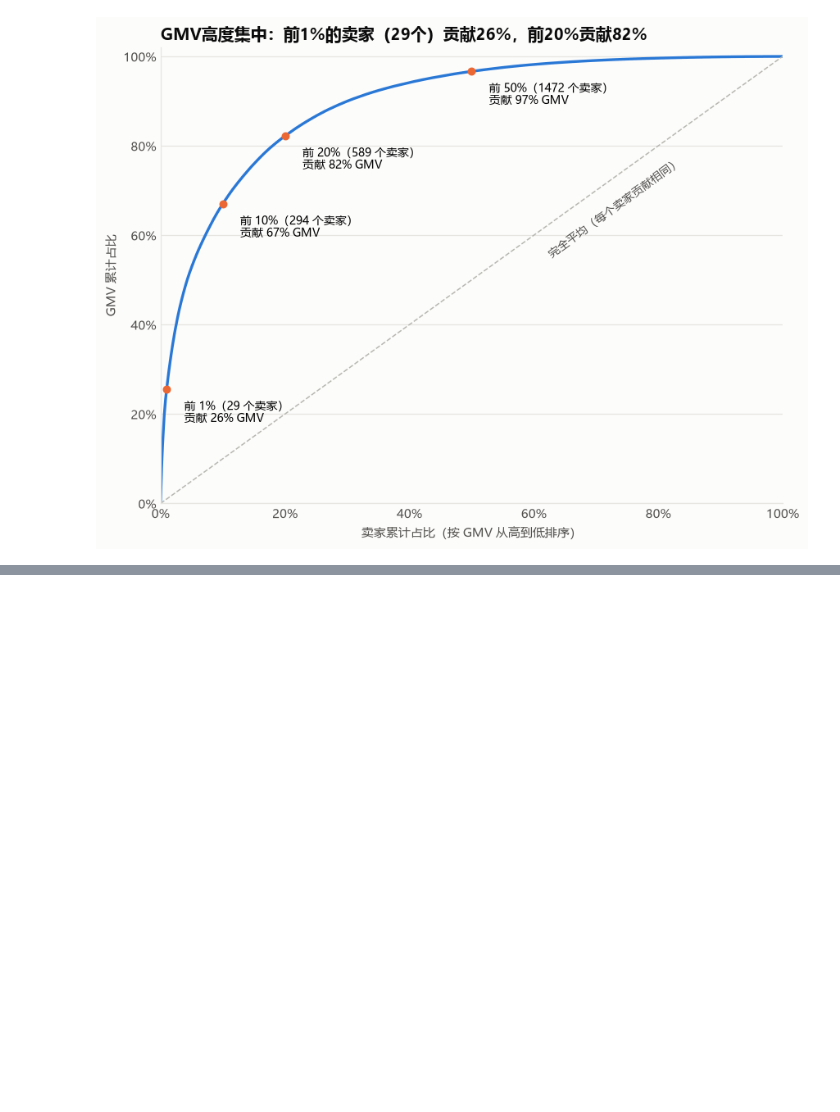
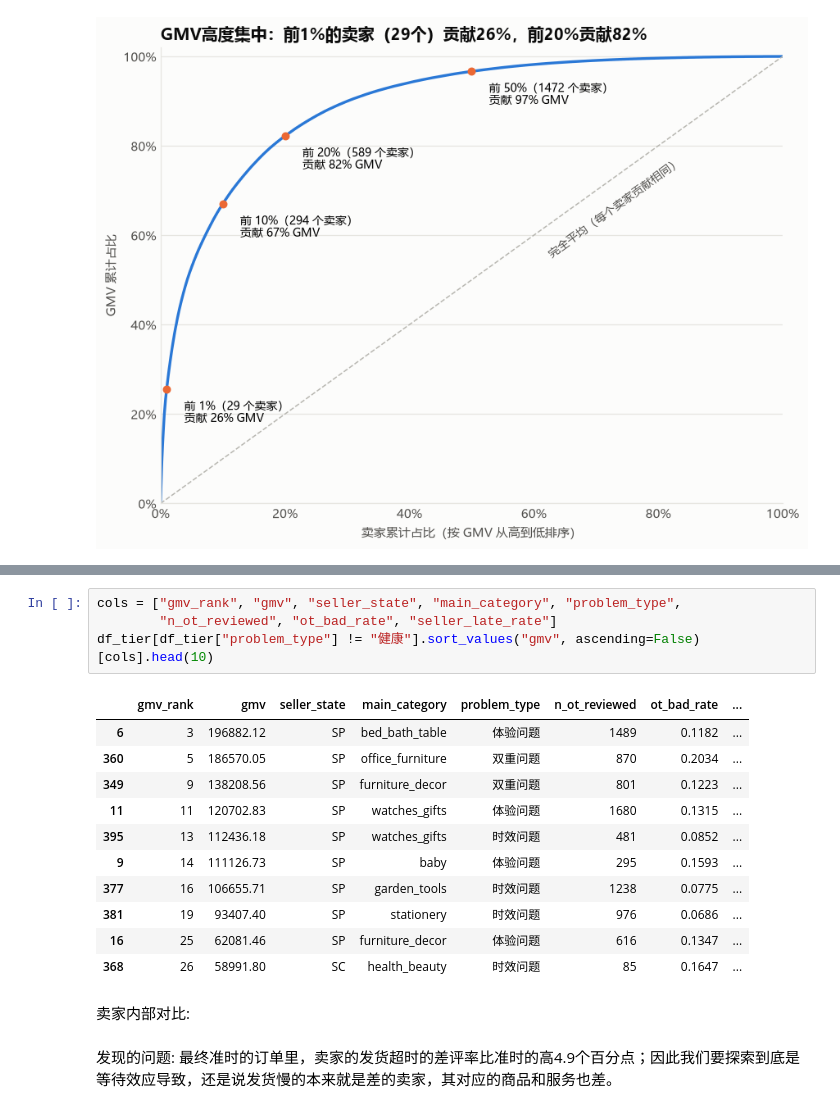
Before and after one commit to LeeMichael-L/olist-analytics, a Jupyter notebook: python/m6_seller.ipynb, the cells around one changed output, grey strips where cells are left out. Saved outputs shown, nothing was run; the diff lists cells and outputs as text; blank space fills up the shorter version.

Commit message:
[S2] M6.2 卖家分层、[S2] M6.3 卖家内部对比

```diff
--- a/python/m6_seller.ipynb
+++ b/python/m6_seller.ipynb
@@ -73,0 +186,20 @@ plt.show()
+# %%
+cols = ["gmv_rank", "gmv", "seller_state", "main_category", "problem_type",
+        "n_ot_reviewed", "ot_bad_rate", "seller_late_rate"]
+df_tier[df_tier["problem_type"] != "健康"].sort_values("gmv", ascending=False)[cols].head(10)
+# %% [output]
+|  | gmv_rank | gmv | seller_state | main_category | problem_type | n_ot_reviewed | ot_bad_rate | ... |
+| 6 | 3 | 196882.12 | SP | bed_bath_table | 体验问题 | 1489 | 0.1182 | ... |
+| 360 | 5 | 186570.05 | SP | office_furniture | 双重问题 | 870 | 0.2034 | ... |
+| 349 | 9 | 138208.56 | SP | furniture_decor | 双重问题 | 801 | 0.1223 | ... |
+| 11 | 11 | 120702.83 | SP | watches_gifts | 体验问题 | 1680 | 0.1315 | ... |
+| 395 | 13 | 112436.18 | SP | watches_gifts | 时效问题 | 481 | 0.0852 | ... |
+| 9 | 14 | 111126.73 | SP | baby | 体验问题 | 295 | 0.1593 | ... |
+| 377 | 16 | 106655.71 | SP | garden_tools | 时效问题 | 1238 | 0.0775 | ... |
+| 381 | 19 | 93407.40 | SP | stationery | 时效问题 | 976 | 0.0686 | ... |
+| 16 | 25 | 62081.46 | SP | furniture_decor | 体验问题 | 616 | 0.1347 | ... |
+| 368 | 26 | 58991.80 | SC | health_beauty | 时效问题 | 85 | 0.1647 | ... |
+# %% [markdown]
+卖家内部对比:
+# %% [markdown]
+发现的问题: 最终准时的订单里，卖家的发货超时的差评率比准时的高4.9个百分点；因此我们要探索到底是等待效应导致，还是说发货慢的本来就是差的卖家，其对应的商品和服务也差。
```
Also changed, not shown: parts of 6 cells of this notebook, 3 other files.
